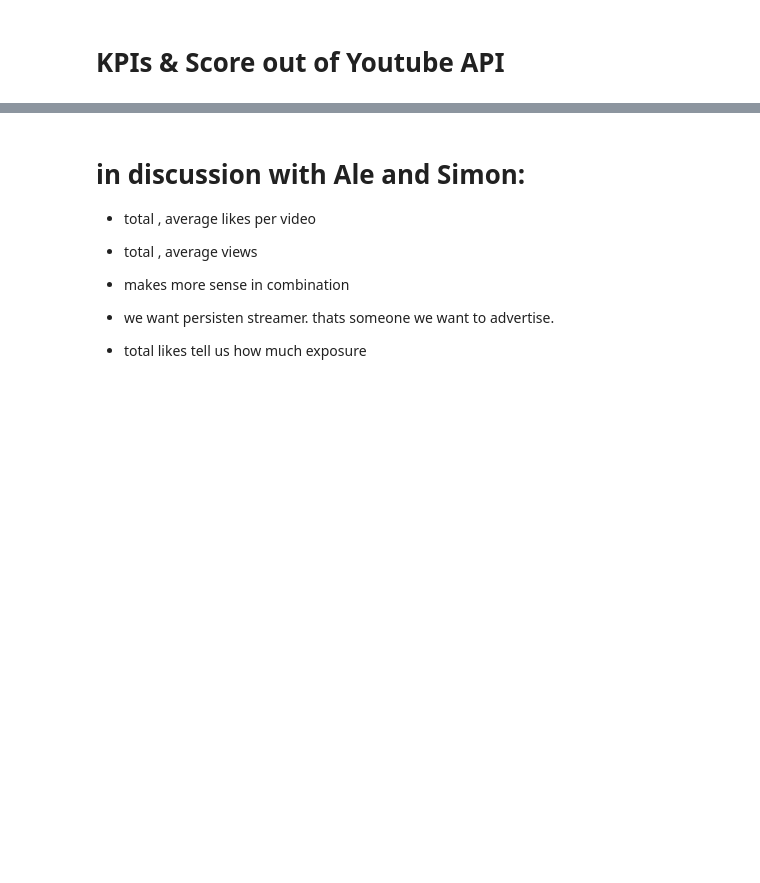
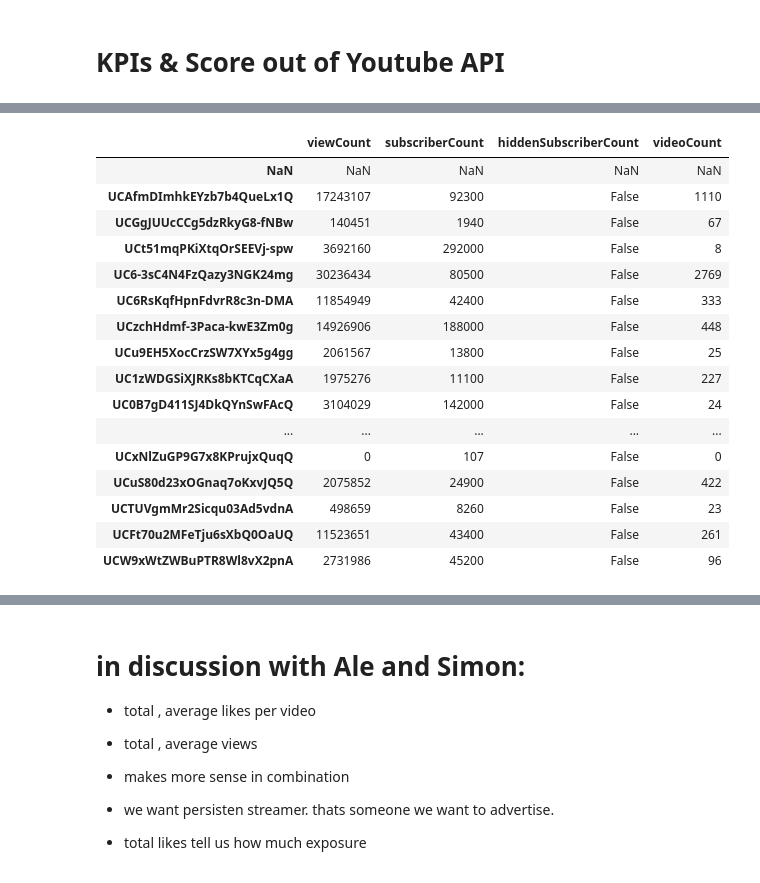
Before and after one commit to Awesimous/StarFish, a Jupyter notebook: notebooks/Ludwig_KPIs_Final.ipynb, the cells around one changed output, grey strips where cells are left out. Drawn from its saved outputs; the diff is of its cells as text; code cells hidden in the pictures; blank space fills up the shorter version.

```diff
--- a/notebooks/Ludwig_KPIs_Final.ipynb
+++ b/notebooks/Ludwig_KPIs_Final.ipynb
@@ -2,0 +78,2 @@
+# %%
+temp = pd.DataFrame.from_dict(channel_dict)
@@ -2,0 +89,22 @@
+# %%
+temp = temp.T
+# %%
+temp
+# %% [output]
+|  | viewCount | subscriberCount | hiddenSubscriberCount | videoCount |
+| NaN | NaN | NaN | NaN | NaN |
+| UCAfmDImhkEYzb7b4QueLx1Q | 17243107 | 92300 | False | 1110 |
+| UCGgJUUcCCg5dzRkyG8-fNBw | 140451 | 1940 | False | 67 |
+| UCt51mqPKiXtqOrSEEVj-spw | 3692160 | 292000 | False | 8 |
+| UC6-3sC4N4FzQazy3NGK24mg | 30236434 | 80500 | False | 2769 |
+| UC6RsKqfHpnFdvrR8c3n-DMA | 11854949 | 42400 | False | 333 |
+| UCzchHdmf-3Paca-kwE3Zm0g | 14926906 | 188000 | False | 448 |
+| UCu9EH5XocCrzSW7XYx5g4gg | 2061567 | 13800 | False | 25 |
+| UC1zWDGSiXJRKs8bKTCqCXaA | 1975276 | 11100 | False | 227 |
+| UC0B7gD411SJ4DkQYnSwFAcQ | 3104029 | 142000 | False | 24 |
+| ... | ... | ... | ... | ... |
+| UCxNlZuGP9G7x8KPrujxQuqQ | 0 | 107 | False | 0 |
+| UCuS80d23xOGnaq7oKxvJQ5Q | 2075852 | 24900 | False | 422 |
+| UCTUVgmMr2Sicqu03Ad5vdnA | 498659 | 8260 | False | 23 |
+| UCFt70u2MFeTju6sXbQ0OaUQ | 11523651 | 43400 | False | 261 |
+| UCW9xWtZWBuPTR8Wl8vX2pnA | 2731986 | 45200 | False | 96 |
```
Also changed, not shown: parts of 30 cells of this notebook, 5 other files.
